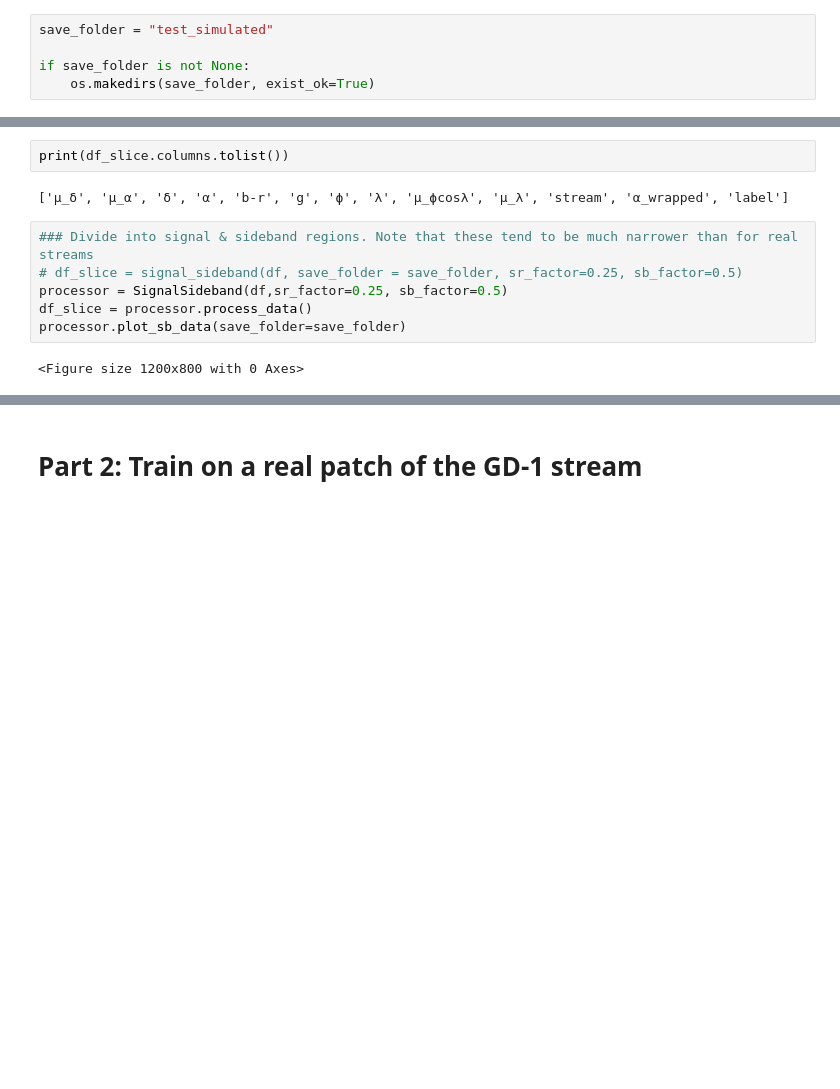
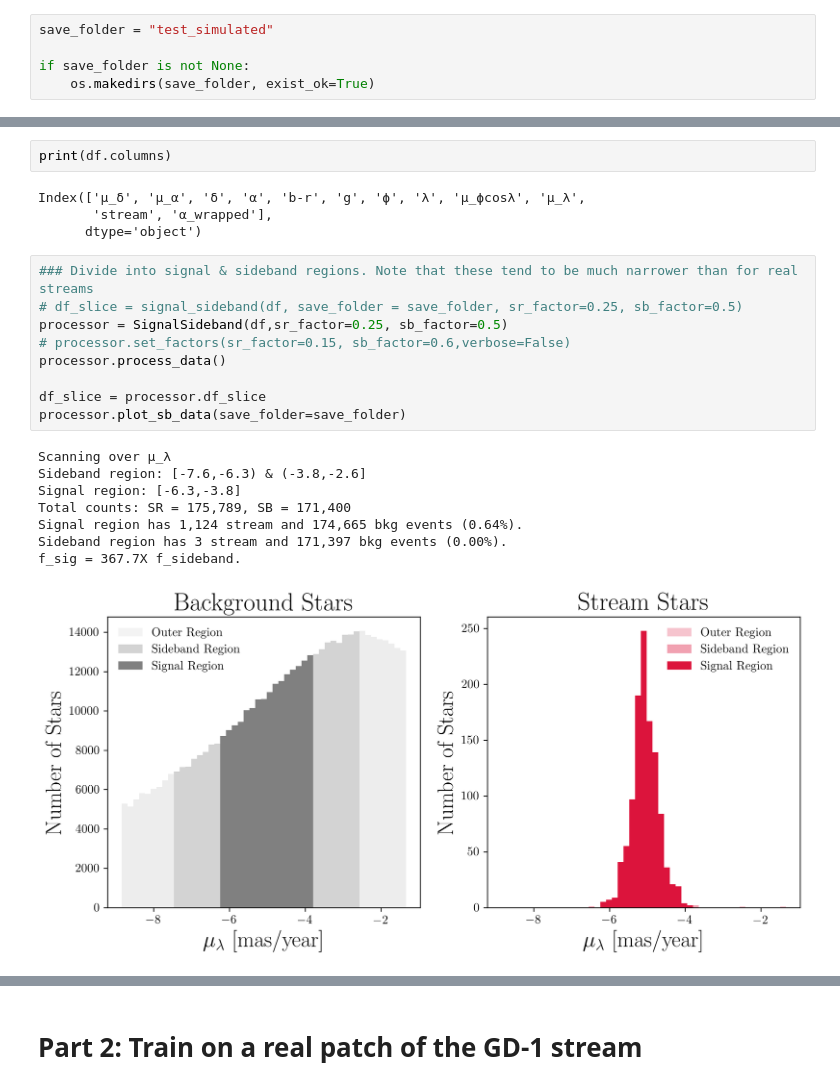
Before and after one commit to Nadav-out/GaiaCWoLa, a Jupyter notebook: notebooks/example.ipynb, the cells around one changed output, grey strips where cells are left out. Drawn from its saved outputs; the diff is of its cells as text; blank space fills up the shorter version.

Commit message:
SignalSideband class

```diff
--- a/notebooks/example.ipynb
+++ b/notebooks/example.ipynb
@@ -62,15 +61,27 @@ make_plots(df, save_folder = save_folder)
 # %%
-print(df_slice.columns.tolist())
+print(df.columns)
 # %% [output]
-['μ_δ', 'μ_α', 'δ', 'α', 'b-r', 'g', 'ϕ', 'λ', 'μ_ϕcosλ', 'μ_λ', 'stream', 'α_wrapped', 'label']
+Index(['μ_δ', 'μ_α', 'δ', 'α', 'b-r', 'g', 'ϕ', 'λ', 'μ_ϕcosλ', 'μ_λ',
+       'stream', 'α_wrapped'],
+      dtype='object')
 # %%
 ### Divide into signal & sideband regions. Note that these tend to be much narrower than for real streams
 # df_slice = signal_sideband(df, save_folder = save_folder, sr_factor=0.25, sb_factor=0.5)
 processor = SignalSideband(df,sr_factor=0.25, sb_factor=0.5)
-df_slice = processor.process_data()
+# processor.set_factors(sr_factor=0.15, sb_factor=0.6,verbose=False)
+processor.process_data()
+
+df_slice = processor.df_slice
 processor.plot_sb_data(save_folder=save_folder)
 # %% [output]
-<Figure size 1200x800 with 0 Axes>
+Scanning over μ_λ
+Sideband region: [-7.6,-6.3) & (-3.8,-2.6]
+Signal region: [-6.3,-3.8]
+Total counts: SR = 175,789, SB = 171,400
+Signal region has 1,124 stream and 174,665 bkg events (0.64%).
+Sideband region has 3 stream and 171,397 bkg events (0.00%).
+f_sig = 367.7X f_sideband.
+[figure, added]
 # %%
 ### Train (takes ~15 minutes to run on a GPU)
 tf.keras.backend.clear_session()
```
Also changed, not shown: parts of 3 cells of this notebook, 2 other files.
